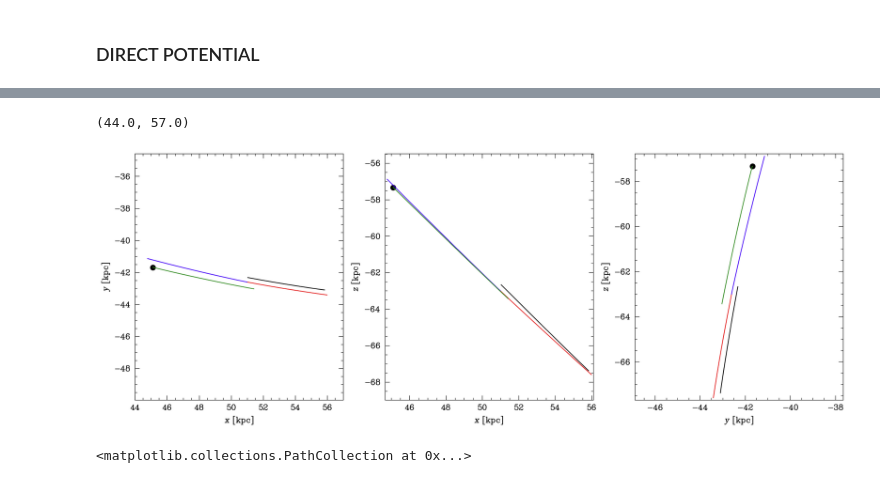
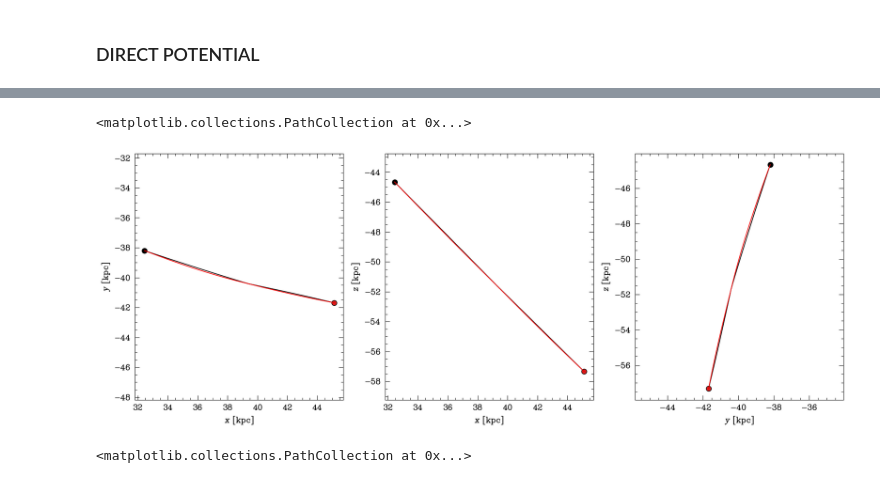
Before and after one commit to AsierLambarri/galexsq, a Jupyter notebook: SCRIPTS/NOTEBOOKS/Orbis.ipynb, the cells around one changed output, grey strips where cells are left out. Drawn from its saved outputs; the diff is of its cells as text; code cells hidden in the pictures.

Commit message:
Working SCF Potential. Test similar to nbody

```diff
--- a/SCRIPTS/NOTEBOOKS/Orbis.ipynb
+++ b/SCRIPTS/NOTEBOOKS/Orbis.ipynb
@@ -236,9 +147,9 @@ from galexquared.orbit_interpolation import Orbis, PhaseSpaceInstant
 from astropy import units as u
 # %%
-o = Orbis(pot_from_sim=MT.PrincipalLeaf, pdir="/media/asier/EXTERNAL_USBA/Cosmo_v18/", file_table="ART_equivalence.dat", units=[u.Gyr, u.kpc, u.Msun, u.deg, u.km/u.s])
+o = Orbis(host_tree=MT.PrincipalLeaf, pot_mode="nbody", pdir="/media/asier/EXTERNAL_USBA1/Cosmo_v18/", file_table="ART_equivalence.dat", units=[u.Gyr, u.kpc, u.Msun, u.deg, u.km/u.s])
 # %%
 sn = 262
-
+subtree = 1
 sat_params = MT.get_halo_params(sub_tree=262, snapshot=sn)
 halo_params = MT.get_halo_params(sub_tree=subtree, snapshot=sn)
 
@@ -298,50 +209,51 @@ yt : [INFO     ] 2025-03-24 16:45:17,521 Parameters: hubble_constant           =
 # %%
-go = o.full_orbit.to_gala_orbit()
+go_nbody = o.full_orbit.to_gala_orbit()
 # %%
 orbit = o.forward_orbits[188]
 orbit_2 = o.backward_orbits[189]
 # %%
 fig, axes = plt.subplots(figsize=(20,7), nrows=1, ncols=3)
-x = orbit.plot(axes=axes)
-y = orbit_2.plot(axes=axes)
+x = go_nbody.plot(axes=axes, color="black")
+y = go_scf.plot(axes=axes, color="red")
 
 
-z = o.forward_orbits[189].plot(axes=axes)
-zz = o.backward_orbits[190].plot(axes=axes)
+#z = o.forward_orbits[189].plot(axes=axes)
+#zz = o.backward_orbits[190].plot(axes=axes)
 #axes[0].plot(*pos[:2])
 #axes[1].plot(*pos[[0,2]])
 #axes[2].plot(*pos[1:])
 
 #axes[0].plot(*pos2[:2])
 #axes[1].plot(*pos2[[0,2]])
 #axes[2].plot(*pos2[1:])
 
 #axes[0].plot(*pos3[:2])
 #axes[1].plot(*pos3[[0,2]])
 #axes[2].plot(*pos3[1:])
 
 
 #axes[0].scatter(*ics.pos[:2])
 #axes[0].scatter(*fcs.pos[:2])
 
 #axes[1].scatter(*ics.pos[[0,2]])
 #axes[1].scatter(*fcs.pos[[0,2]])
 
 #axes[2].scatter(*ics.pos[1:])
 #axes[2].scatter(*fcs.pos[1:])
 
 
 
 axes[0].scatter(*fcs2.pos[:2])
-
 axes[1].scatter(*fcs2.pos[[0,2]])
-
 axes[2].scatter(*fcs2.pos[1:])
 
-axes[0].set_xlim(44, 57)
+
+axes[0].scatter(*ics.pos[:2])
+axes[1].scatter(*ics.pos[[0,2]])
+axes[2].scatter(*ics.pos[1:])
 # %% [output]
-(44.0, 57.0)
+<matplotlib.collections.PathCollection at 0x...>
-[figure, old version]
+[figure, new version]
 # %%
 orbit = o.forward_orbits[188]
 orbit_2 = o.backward_orbits[189]
```
Also changed, not shown: parts of 12 cells of this notebook, 6 other files.
